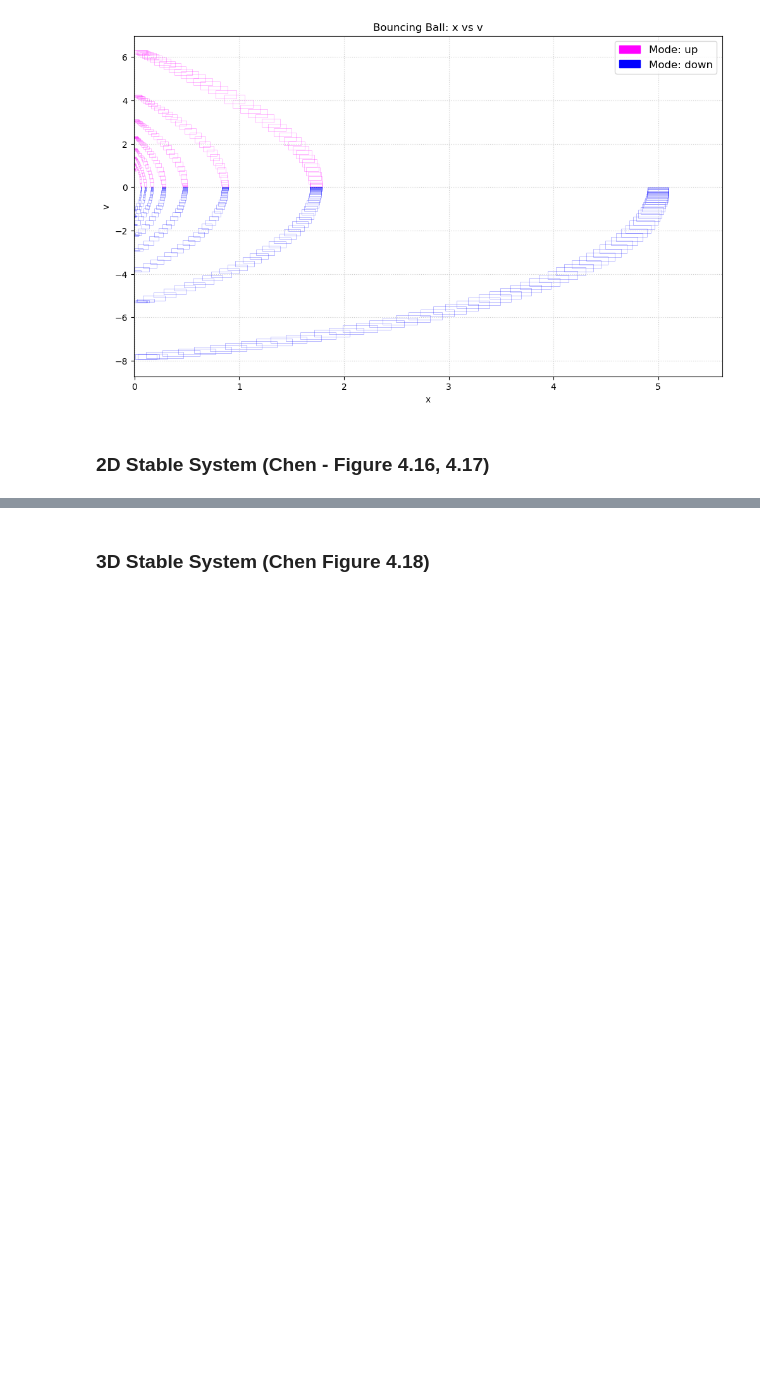
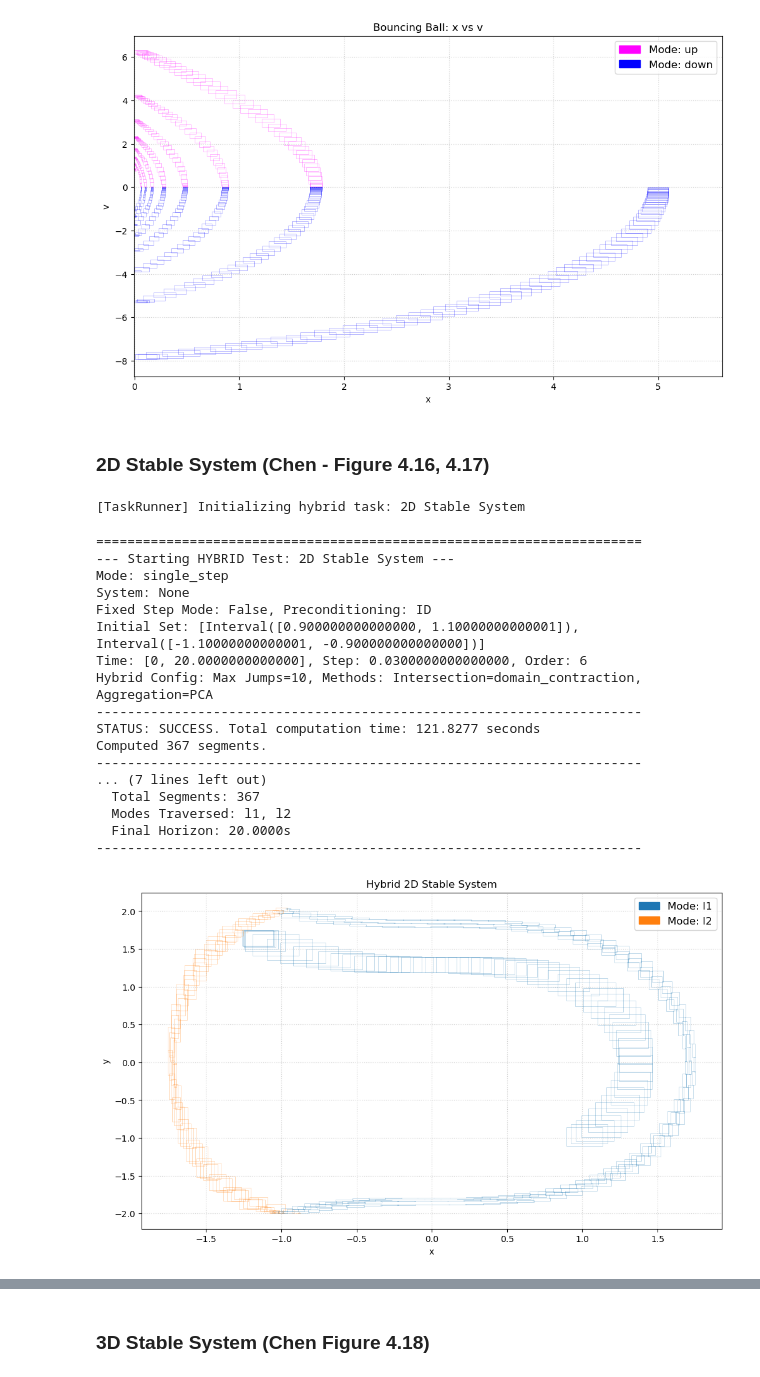
Before and after one commit to sssabry/tera, a Jupyter notebook: Examples/Hybrid.ipynb, the cells around one changed output, grey strips where cells are left out. Drawn from its saved outputs; the diff is of its cells as text; code cells hidden in the pictures; blank space fills up the shorter version.

```diff
--- a/Examples/Hybrid.ipynb
+++ b/Examples/Hybrid.ipynb
@@ -72,6 +72,39 @@ Hybrid Path Summary:
 [figure]
 # %% [markdown]
 ### 2D Stable System (Chen - Figure 4.16, 4.17)
+# %%
+task_2d = tasks["hybrid_stable_2d"]
+task_2d.time_horizon = 20.0
+task_2d.step_size = 0.03
+task_2d.engine_params.update({
+    'intersection_method': 'domain_contraction',
+    'precondition_setup': 'ID',
+    'hybrid_id_full_linear_on_stagnation': True,
+
+})
+
+result_2d = TaskRunner.run(task_2d, progress_bar=True)
+plot = Visualizer.plot(result_2d, mode="phase", title="Hybrid 2D Stable System", filled=False)
+# %% [output]
+[TaskRunner] Initializing hybrid task: 2D Stable System
+======================================================================
+--- Starting HYBRID Test: 2D Stable System ---
+Mode: single_step
+System: None
+Fixed Step Mode: False, Preconditioning: ID
+Initial Set: [Interval([0.900000000000000, 1.10000000000001]), Interval([-1.10000000000001, -0.900000000000000])]
+Time: [0, 20.0000000000000], Step: 0.0300000000000000, Order: 6
+Hybrid Config: Max Jumps=10, Methods: Intersection=domain_contraction, Aggregation=PCA
+----------------------------------------------------------------------
+STATUS: SUCCESS. Total computation time: 121.8277 seconds
+Computed 367 segments.
+----------------------------------------------------------------------
+... (7 lines left out)
+  Total Segments: 367
+  Modes Traversed: l1, l2
+  Final Horizon: 20.0000s
+----------------------------------------------------------------------
+[figure, added]
 # %%
 task_2d = tasks["hybrid_stable_2d"]
 task_2d.time_horizon = 20.0
```
Also changed, not shown: parts of 3 cells of this notebook, 14 other files.
